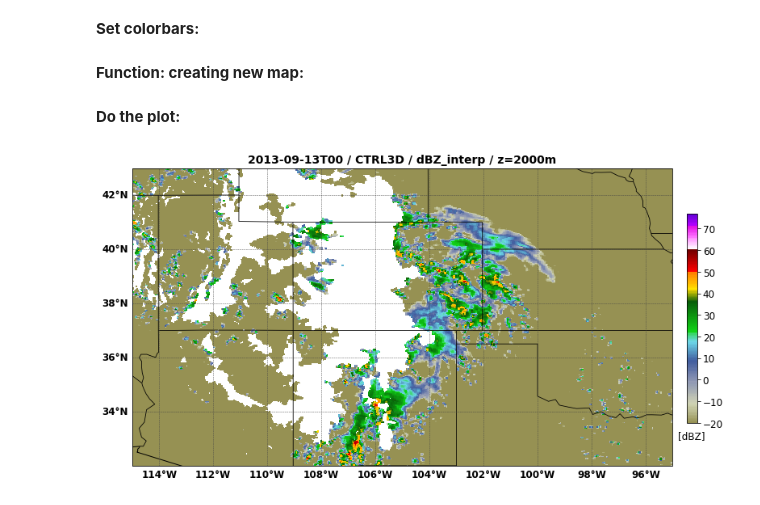
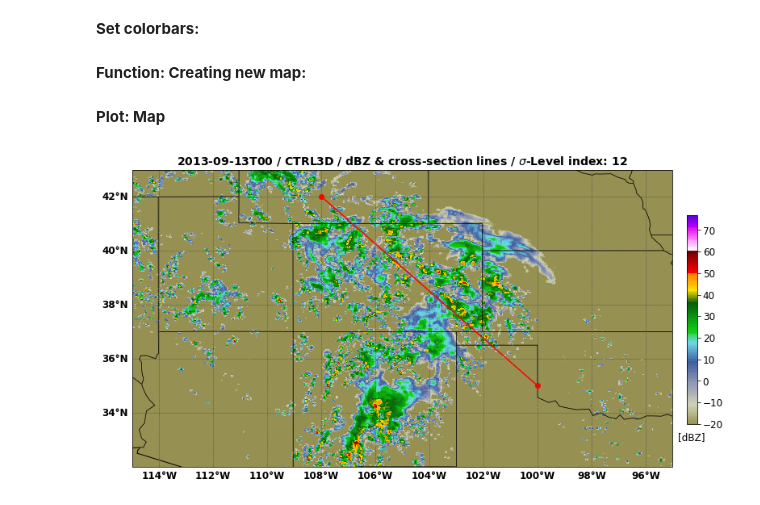
Before and after one commit to Lusicl/WRF_dBZ_Cloud_Classification, a Jupyter notebook: WRF_dBZ_Class_CONUS1/wrf_dbz_CrossSec_Plot_test.ipynb, the cells around one changed output. Drawn from its saved outputs; the diff is of its cells as text; code cells hidden in the pictures.

Commit message:
update cross section ipynb

```diff
--- a/WRF_dBZ_Class_CONUS1/wrf_dbz_CrossSec_Plot_test.ipynb
+++ b/WRF_dBZ_Class_CONUS1/wrf_dbz_CrossSec_Plot_test.ipynb
@@ -59,0 +103,8 @@ print(file_name_list)
+# %%
+## Specify the x, y for cross-section:
+xsec_LON = [-108, -100]
+xsec_LAT = [42, 35]
+
+# ## Define the cross-section start and end points from LAT, LON:
+# cross_start = CoordPair(lat=xsec_LAT[0], lon=xsec_LON[0])
+# cross_end = CoordPair(lat=xsec_LAT[1], lon=-xsec_LON[1])
@@ -140,7 +177,7 @@ ref_norm, ref_cmap = ctables.registry.get_with_steps('NWSStormClearReflectivity'
 clevs = [-30,-25,-20,-15,-10,-5,0,5,10,15,20,25,30,35,40,45,50,55,60,65,70,75,85]
 ccols = ['#f0f8ff','#f0f8ff','#f0f8ff','#f0f8ff','#f0f8ff','#f0f8ff','#98ffff','#009aff','#1919ff','#19ff19','#19cd19','#19A019','#fefe08','#ffcb00','#ff9c00','#fe0005','#c90200','#9d0000','#9a009d','#cf00d7','#ff00f7','#fdcafe']
 # %% [markdown]
-**Function: creating new map:**
+**Function: Creating new map:**
 # %%
 def new_map(fig):
 
@@ -197,43 +234,55 @@ def new_map(fig):
 
     return ax
 # %% [markdown]
-**Do the plot:**
+**Plot: Map**
 # %%
 fig = plt.figure(figsize=(12,9))
 ax1 = new_map(fig)
 # ax1 = plt.axes(projection = ccrs.LambertConformal(central_longitude=-100, central_latitude=40))
 # ax1 = plt.axes(projection = ccrs.PlateCarree())
 
-plotting_var = dbz_lev.data
+# plotting_var = dbz_lev.data
+plotting_var = dbz_sigmalev.data
+
 plotting_lon = dbz_lev.XLONG
 plotting_lat = dbz_lev.XLAT
 
 
 ## CWB colorbar:
 # cf1 = ax1.contourf(plotting_lon, plotting_lat, plotting_var, 23, levels=clevs, colors=ccols)
 
 ## NWS colorbar:
 cf1 = ax1.pcolormesh(plotting_lon, plotting_lat, plotting_var, cmap=ref_cmap, norm=ref_norm, shading='auto')
 
+## Plot cross-section lines:
+plt.plot( xsec_LON, xsec_LAT
+        , color='red'
+        , marker='o'
+        , markersize=6
+        # , linewidth=1.0
+        # , linestyle='--'
+        )
 
-cf1_title = plt.title(np.datetime_as_string(dbz_lev.Time.data, unit='h') + ' / ' +
-                      wrf_sim_type + ' / ' +
-                      dbz_lev.name + ' / ' +
-                      'z=' + str(interp_vertical_lev) + dbz_lev.vert_units
+cf1_title = plt.title( np.datetime_as_string(dbz_lev.Time.data, unit='h')
+                     + ' / '
+                     + wrf_sim_type + ' / '
+                     + 'dBZ & cross-section lines / '
+                     # + 'z=' + str(interp_vertical_lev) + dbz_lev.vert_units
+                     + '$\sigma$-Level index: ' + str(sigma_lev)
                      ,fontsize=14
                      ,fontweight='bold'
                      )
 
 cbar_ax = fig.add_axes([0.92, 0.3, 0.015, 0.4])
 cbar = fig.colorbar(cf1, cax=cbar_ax, fraction=0.04)
 cbar.ax.tick_params(labelsize=12)
 cbar.ax.set_title('[dBZ]', fontsize=12, y=-0.1)
 
 
 ## Save figure:
 
-plt.savefig('./' + np.datetime_as_string(dbz_lev.Time.data, unit='h') + '_dbz.png',
+plt.savefig('./' + np.datetime_as_string(dbz_lev.Time.data, unit='h') + '_dbz_xline.png',
             bbox_inches='tight',
-            dpi=150)
+            dpi=300)
 # %% [output]
-[figure, old version]
+[figure, new version]
```
Also changed, not shown: parts of 22 cells of this notebook, 2 other files.
